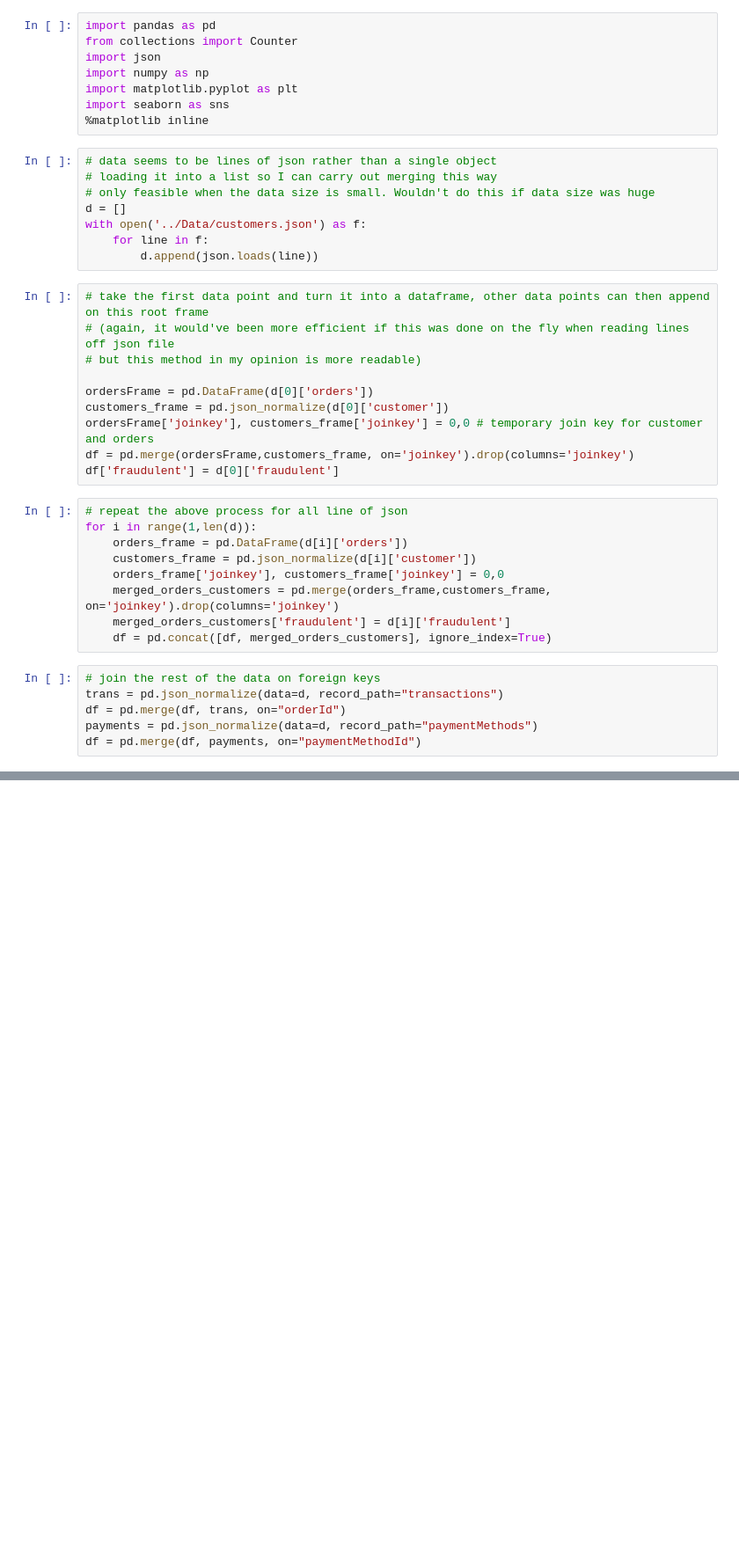
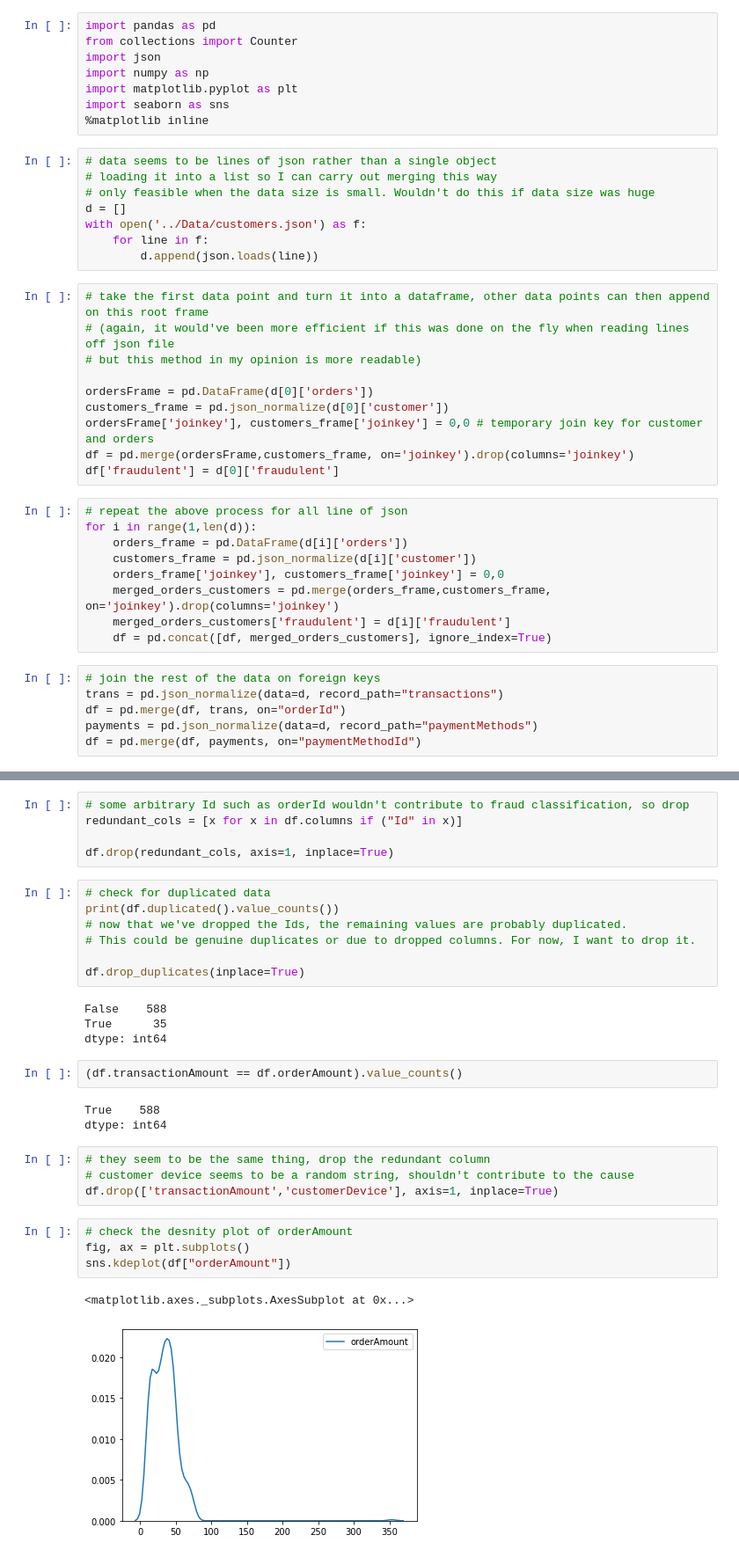
Before and after one commit to subash774/FraudDetection, a Jupyter notebook: Notebooks/EDA.ipynb, the cells around one changed output, grey strips where cells are left out. Shown: that part at 88% size. Cells and saved outputs as stored; diff of their text form; blank space fills up the shorter version.

```diff
--- a/Notebooks/EDA.ipynb
+++ b/Notebooks/EDA.ipynb
@@ -61,0 +92,32 @@ df.head(5).T
+# %%
+# some arbitrary Id such as orderId wouldn't contribute to fraud classification, so drop
+redundant_cols = [x for x in df.columns if ("Id" in x)]
+
+df.drop(redundant_cols, axis=1, inplace=True)
+# %%
+# check for duplicated data
+print(df.duplicated().value_counts())
+# now that we've dropped the Ids, the remaining values are probably duplicated.
+# This could be genuine duplicates or due to dropped columns. For now, I want to drop it.
+
+df.drop_duplicates(inplace=True)
+# %% [output]
+False    588
+True      35
+dtype: int64
+# %%
+(df.transactionAmount == df.orderAmount).value_counts()
+# %% [output]
+True    588
+dtype: int64
+# %%
+# they seem to be the same thing, drop the redundant column
+# customer device seems to be a random string, shouldn't contribute to the cause
+df.drop(['transactionAmount','customerDevice'], axis=1, inplace=True)
+# %%
+# check the desnity plot of orderAmount
+fig, ax = plt.subplots()
+sns.kdeplot(df["orderAmount"])
+# %% [output]
+<matplotlib.axes._subplots.AxesSubplot at 0x...>
+[figure, added]
```
Also changed, not shown: parts of 16 cells of this notebook.
